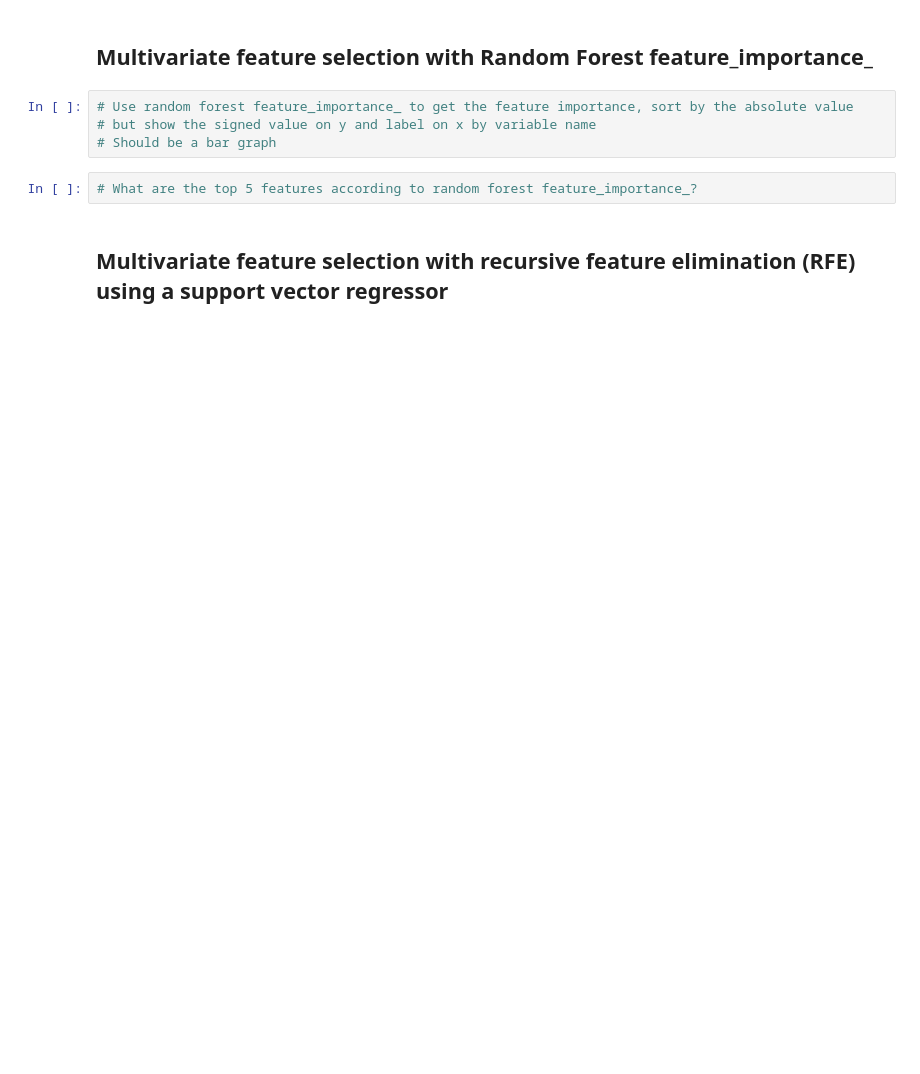
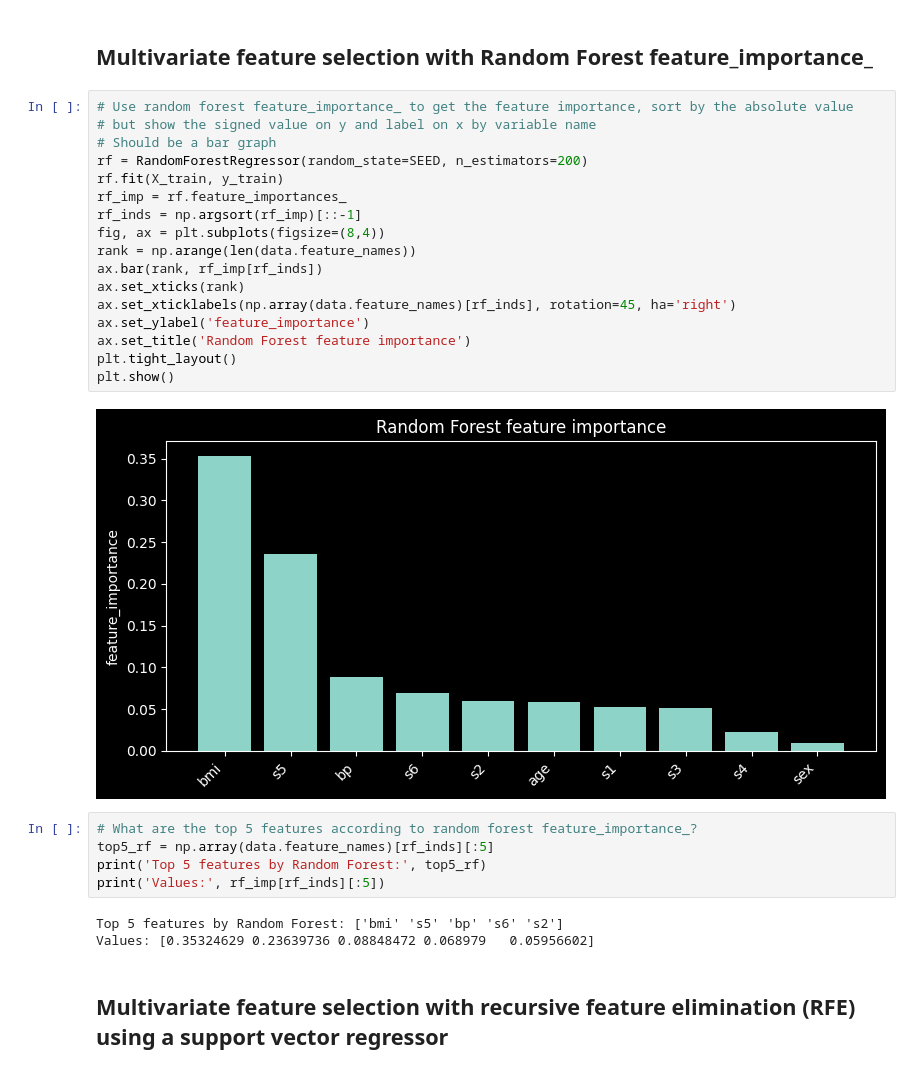
Before and after one commit to DataScienceAndEngineering/hw4p6-Awesome-Angel715, a Jupyter notebook: dsei2100s26hw4p6-feature-selection.ipynb, the cells around one changed output. Drawn from its saved outputs; the diff is of its cells as text; blank space fills up the shorter version.

```diff
--- a/dsei2100s26hw4p6-feature-selection.ipynb
+++ b/dsei2100s26hw4p6-feature-selection.ipynb
@@ -88,9 +177,30 @@ A Here:
 # %%
 # Use random forest feature_importance_ to get the feature importance, sort by the absolute value
 # but show the signed value on y and label on x by variable name
 # Should be a bar graph
+rf = RandomForestRegressor(random_state=SEED, n_estimators=200)
+rf.fit(X_train, y_train)
+rf_imp = rf.feature_importances_
+rf_inds = np.argsort(rf_imp)[::-1]
+fig, ax = plt.subplots(figsize=(8,4))
+rank = np.arange(len(data.feature_names))
+ax.bar(rank, rf_imp[rf_inds])
+ax.set_xticks(rank)
+ax.set_xticklabels(np.array(data.feature_names)[rf_inds], rotation=45, ha='right')
+ax.set_ylabel('feature_importance')
+ax.set_title('Random Forest feature importance')
+plt.tight_layout()
+plt.show()
+# %% [output]
+[figure, added]
 # %%
 # What are the top 5 features according to random forest feature_importance_?
+top5_rf = np.array(data.feature_names)[rf_inds][:5]
+print('Top 5 features by Random Forest:', top5_rf)
+print('Values:', rf_imp[rf_inds][:5])
+# %% [output]
+Top 5 features by Random Forest: ['bmi' 's5' 'bp' 's6' 's2']
+Values: [0.35324629 0.23639736 0.08848472 0.068979   0.05956602]
 # %% [markdown]
 ## Multivariate feature selection with recursive feature elimination (RFE) using a support vector regressor
 # %%
```
Also changed, not shown: parts of 14 cells of this notebook.
